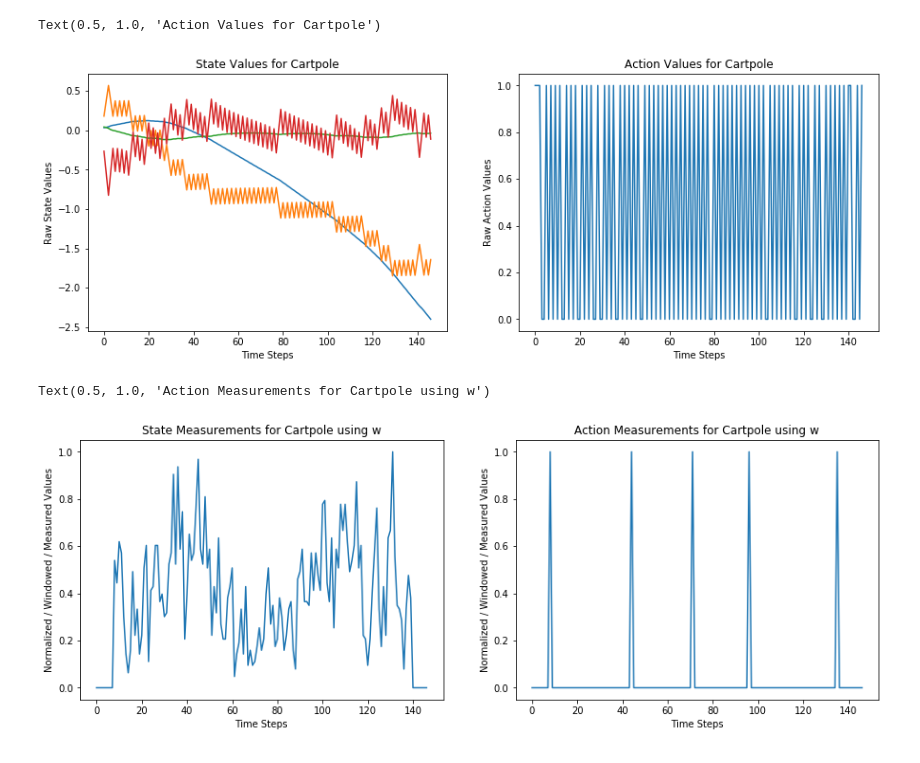
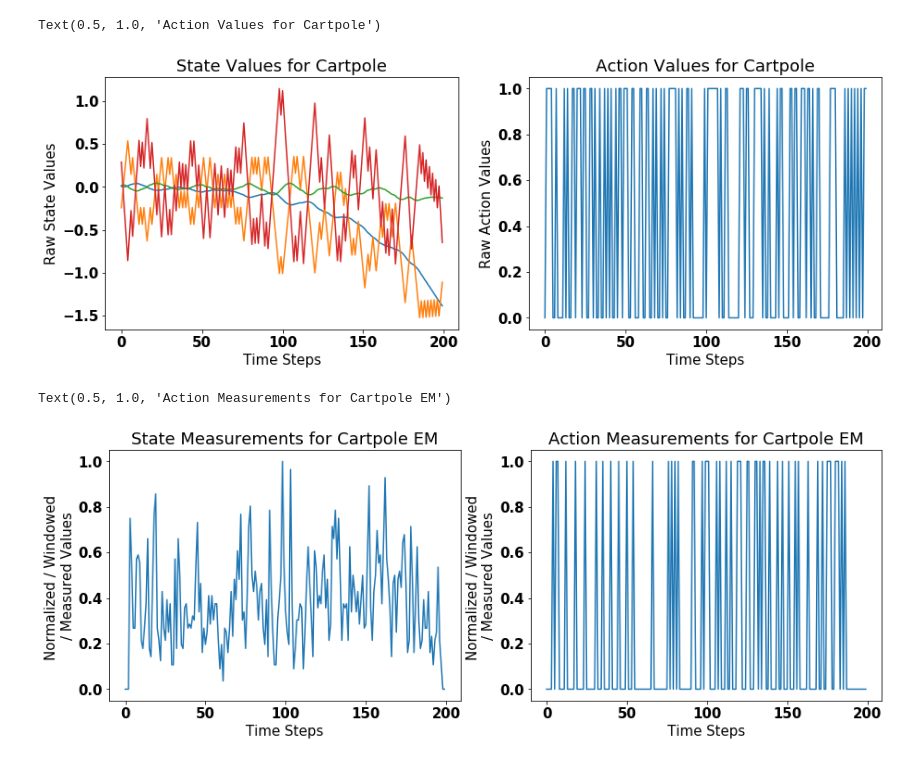
Before and after one commit to josiahls/CompositeActionExtractor, a Jupyter notebook: composite_action_extractor/notebooks/Segmentation Detector [Just the Object].ipynb, the cells around one changed output. Saved outputs shown, nothing was run; the diff lists cells and outputs as text; code cells hidden in the pictures.

```diff
--- a/composite_action_extractor/notebooks/Segmentation Detector [Just the Object].ipynb
+++ b/composite_action_extractor/notebooks/Segmentation Detector [Just the Object].ipynb
@@ -15,7 +15,7 @@ csv_file_name = 'Cartpole'
 # csv_file_name = 'Mountaincar'
 # csv_file_name = 'Pendulum'
 # csv_file_name = 'Acrobot'
-episodes = -1
+episodes = -3
 analysis_method = 'w'
 
 # Read in entropy csv
@@ -59,10 +59,16 @@ with open(os.path.join(base_path, 'video.pkl'), 'rb') as f:
     video_path = pickle.load(f)
 video = video_path[selected_episodes[episodes]][0]
 # %%
-composite_actions, info = compositeActionExtractor.get_composite_actions(dataframe=main_df, analysis_method=analysis_method,
-                                                            window_size=15)
+composite_actions, info = CompositeActionExtractor.get_composite_actions(dataframe=main_df, analysis_method=analysis_method,
+                                                            window_size=5)
 # %%
 matplotlib.rcParams['figure.figsize'] = [15, 5]
+font = {'family' : 'normal',
+        'weight' : 'bold',
+        'size'   : 15}
+matplotlib.rc('font', **font)
+
+
 plt.subplot(121)
 plt.plot(info['state'])
 plt.ylabel('Raw State Values')
@@ -75,22 +81,22 @@ plt.xlabel('Time Steps')
 plt.title(f'Action Values for {csv_file_name}')
 # %% [output]
 Text(0.5, 1.0, 'Action Values for Cartpole')
-[figure, old version]
+[figure, new version]
 # %%
 matplotlib.rcParams['figure.figsize'] = [15, 5]
 plt.subplot(121)
 plt.plot(info['state_analyzed_norm'])
-plt.ylabel('Normalized / Windowed / Measured Values')
+plt.ylabel('Normalized / Windowed \n/ Measured Values')
 plt.xlabel('Time Steps')
-plt.title(f'State Measurements for {csv_file_name} using {analysis_method}')
+plt.title(f'State Measurements for {csv_file_name} EM')#using {analysis_method}')
 plt.subplot(122)
 plt.plot(info['action_analyzed_norm'])
-plt.ylabel('Normalized / Windowed / Measured Values')
+plt.ylabel('Normalized / Windowed \n/ Measured Values')
 plt.xlabel('Time Steps')
-plt.title(f'Action Measurements for {csv_file_name} using {analysis_method}')
+plt.title(f'Action Measurements for {csv_file_name} EM')#using {analysis_method}')
 # %% [output]
-Text(0.5, 1.0, 'Action Measurements for Cartpole using w')
+Text(0.5, 1.0, 'Action Measurements for Cartpole EM')
-[figure, old version]
+[figure, new version]
 # %%
 matplotlib.rcParams['figure.figsize'] = [15, 5]
 plt.subplot(121)
```
Also changed, not shown: parts of 10 cells of this notebook, 4 other files.
